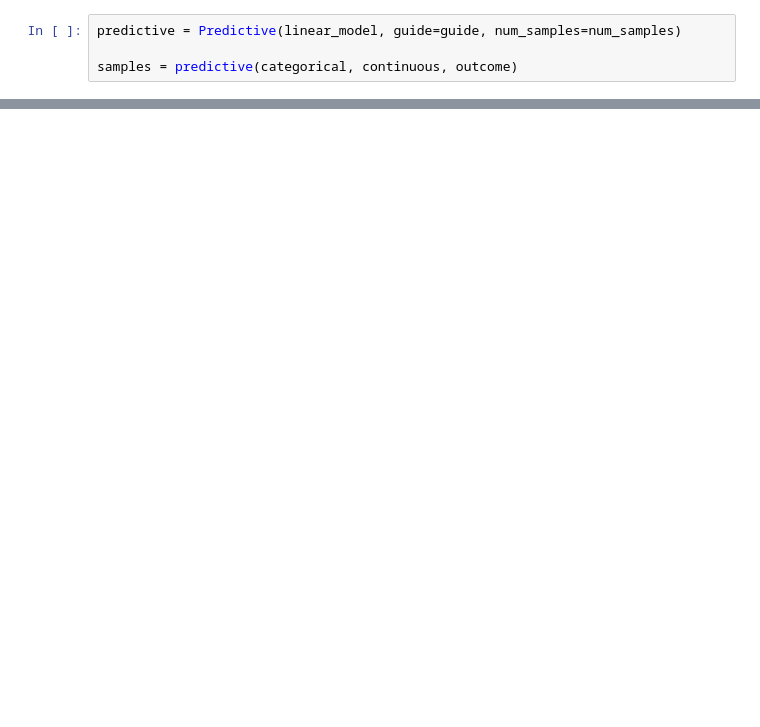
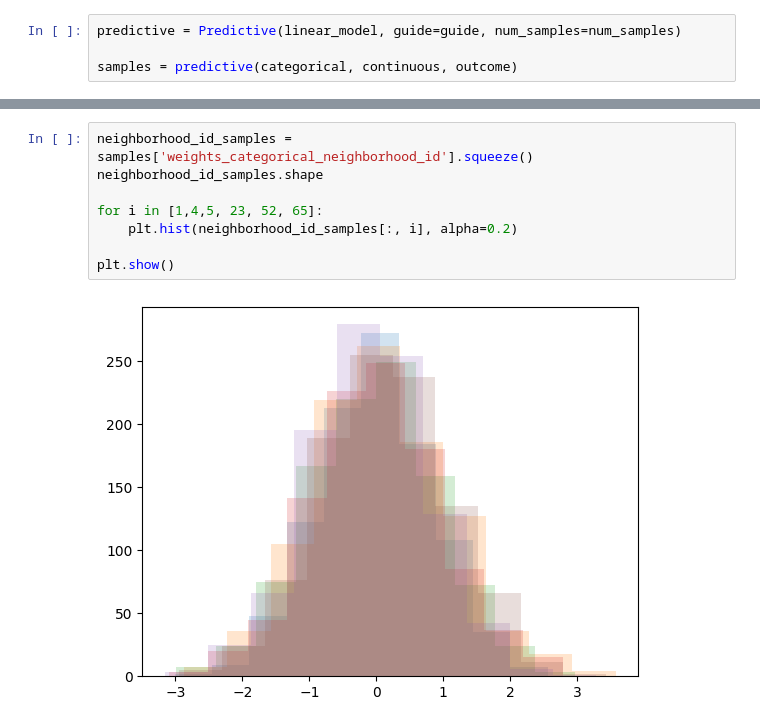
Before and after one commit to BasisResearch/cities, a Jupyter notebook: docs/experimental_notebooks/zoning/zoning_model.ipynb, the cells around one changed output, grey strips where cells are left out. Drawn from its saved outputs; the diff is of its cells as text; blank space fills up the shorter version.

```diff
--- a/docs/experimental_notebooks/zoning/zoning_model.ipynb
+++ b/docs/experimental_notebooks/zoning/zoning_model.ipynb
@@ -451,0 +449,10 @@ plt.axvline(reform_day, color='black', linestyle='--')
+# %%
+neighborhood_id_samples = samples['weights_categorical_neighborhood_id'].squeeze()
+neighborhood_id_samples.shape
+
+for i in [1,4,5, 23, 52, 65]:
+    plt.hist(neighborhood_id_samples[:, i], alpha=0.2)
+
+plt.show()
+# %% [output]
+[figure, added]
```
Also changed, not shown: parts of 13 cells of this notebook.
